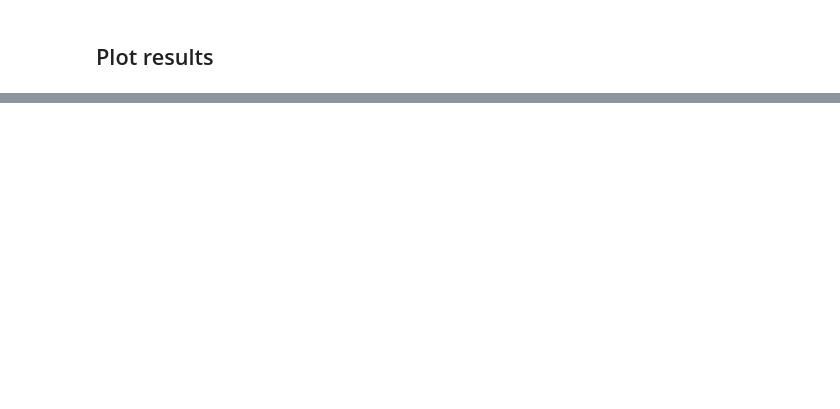
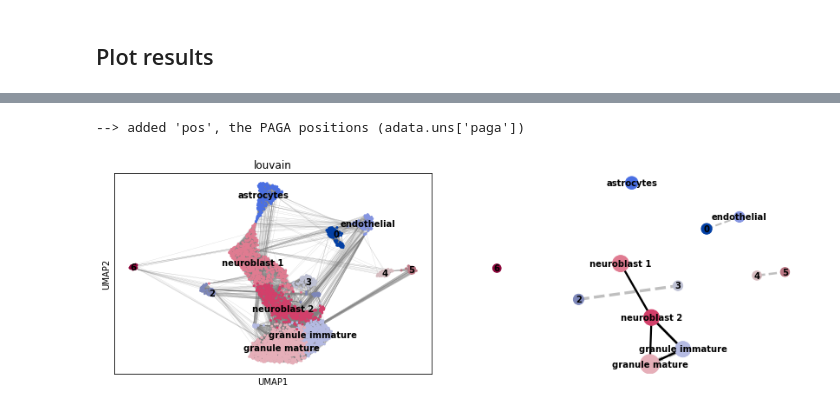
Before and after one commit to theislab/scvelo_notebooks, a Jupyter notebook: DentateGyrus.ipynb, the cells around one changed output, grey strips where cells are left out. Drawn from its saved outputs; the diff is of its cells as text; code cells hidden in the pictures; blank space fills up the shorter version.

```diff
--- a/DentateGyrus.ipynb
+++ b/DentateGyrus.ipynb
@@ -135,0 +132,4 @@ pl.show()
+# %%
+adata.uns['velocyto_transitions'] = adata.uns['velocity_graph']
+sc.tl.paga(adata)
+sc.tl.paga(adata, use_rna_velocity=True)
@@ -135,0 +144,6 @@ pl.show()
+# %%
+sc.pl.paga_compare(adata, basis='umap', threshold=.25, edges=True,
+                   solid_edges='transitions_confidence', dashed_edges='connectivities')
+# %% [output]
+--> added 'pos', the PAGA positions (adata.uns['paga'])
+[figure, added]
```
Also changed, not shown: parts of 21 cells of this notebook, 1 other file.
